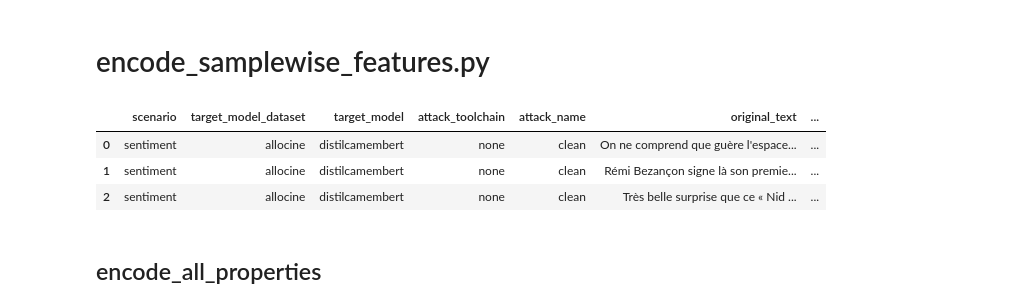
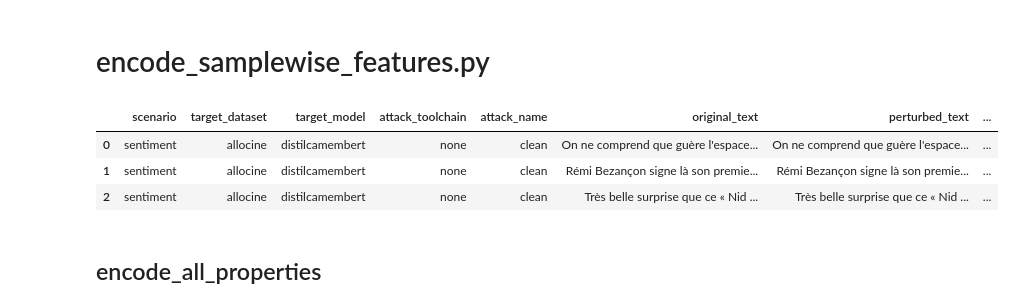
Before and after one commit to gwatkinson/TextDefendR, a Jupyter notebook: notebooks/encode_samplewise_features.ipynb, the cells around one changed output. Drawn from its saved outputs; the diff is of its cells as text; code cells hidden in the pictures.

Commit message:
:boom: reformat attack dataset

```diff
--- a/notebooks/encode_samplewise_features.ipynb
+++ b/notebooks/encode_samplewise_features.ipynb
@@ -33,14 +33,14 @@ lm_proba_model = "roberta-base"
 tm_model = "distilcamembert"
 tm_model_name_or_path = "baptiste-pasquier/distilcamembert-allocine"
 # %%
-df = pd.read_csv("data_tcab/whole_catted_dataset.csv")
+df = pd.read_csv("data_tcab/attack_dataset.csv")
 df = df.sample(3).reset_index(drop=True)
 df
 # %% [output]
-|  | scenario | target_model_dataset | target_model | attack_toolchain | attack_name | original_text | ... |
-| 0 | sentiment | allocine | distilcamembert | none | clean | On ne comprend que guère l'espace... | ... |
-| 1 | sentiment | allocine | distilcamembert | none | clean | Rémi Bezançon signe là son premie... | ... |
-| 2 | sentiment | allocine | distilcamembert | none | clean | Très belle surprise que ce « Nid ... | ... |
+|  | scenario | target_dataset | target_model | attack_toolchain | attack_name | original_text | perturbed_text | ... |
+| 0 | sentiment | allocine | distilcamembert | none | clean | On ne comprend que guère l'espace... | On ne comprend que guère l'espace... | ... |
+| 1 | sentiment | allocine | distilcamembert | none | clean | Rémi Bezançon signe là son premie... | Rémi Bezançon signe là son premie... | ... |
+| 2 | sentiment | allocine | distilcamembert | none | clean | Très belle surprise que ce « Nid ... | Très belle surprise que ce « Nid ... | ... |
 # %% [markdown]
 ## encode_all_properties
 # %%
```
Also changed, not shown: parts of 2 cells of this notebook, 32 other files.
